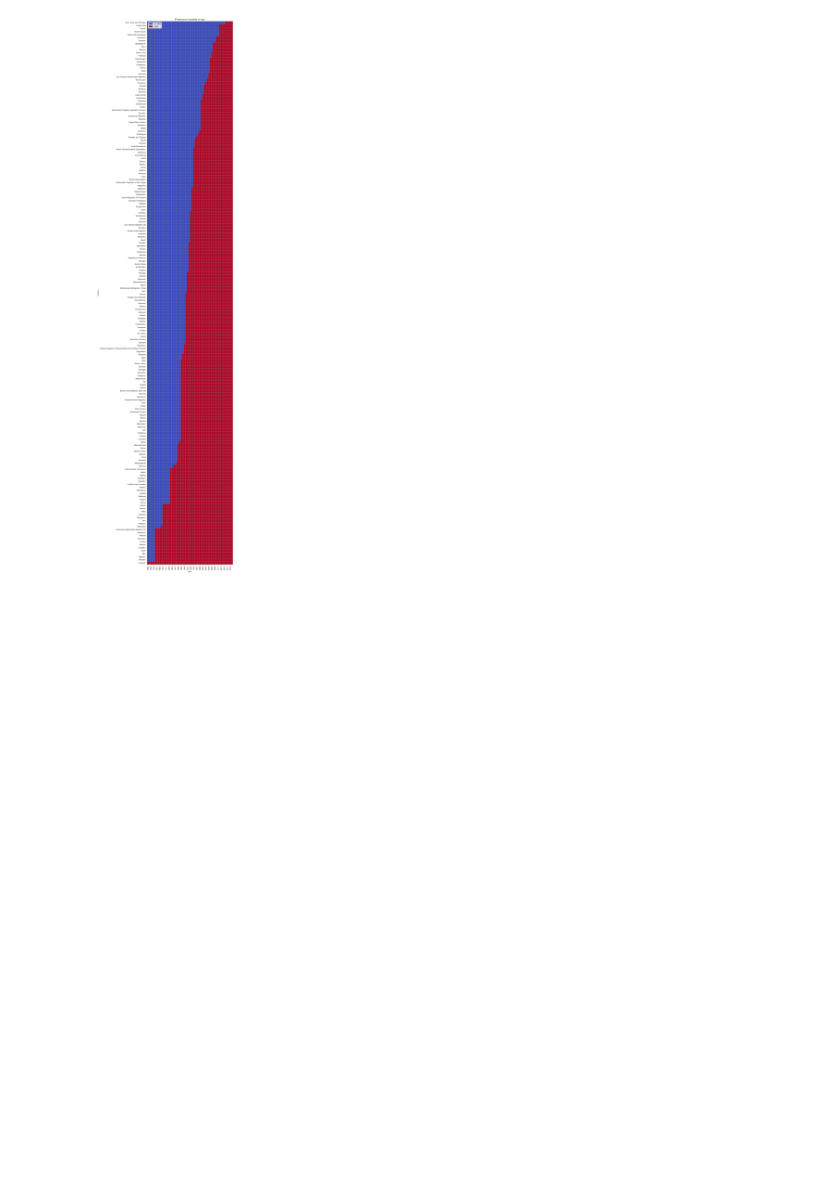
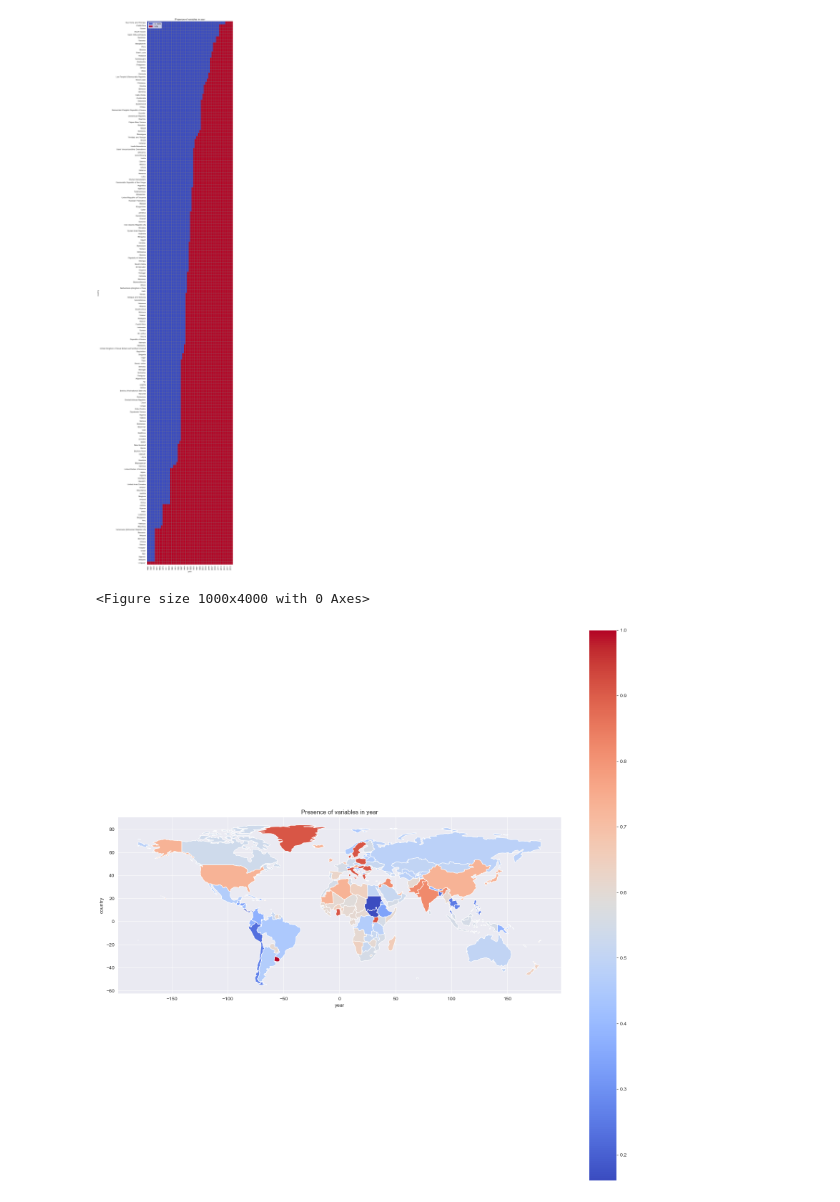
Before and after one commit to am9zZWY/team-aqua, a Jupyter notebook: notebook.ipynb, the cells around one changed output. Saved outputs shown, nothing was run; the diff lists cells and outputs as text; code cells hidden in the pictures; blank space fills up the shorter version.

Commit message:
Add some nice map to show the quality of the variables for each country

```diff
--- a/notebook.ipynb
+++ b/notebook.ipynb
@@ -18,7 +18,7 @@ import requests
 import os.path
 
 CSV_URL = 'https://yaon.org/data.csv'
-FILE_NAME = 'data.csv'
+FILE_NAME = 'fao_aquastat.csv'
 
 if not os.path.isfile(FILE_NAME):
     print(f'Downloading {FILE_NAME}')
@@ -125,6 +125,41 @@ plt.tight_layout()
 plt.show()
 # %% [output]
 [figure]
+# %%
+'''Plot a map to show the quality of the data for each country'''
+
+'''Create dataframe for map'''
+countries_data = data[['Country', 'Year']]
+countries_df = countries_data.pivot_table(index=['Country'], columns='Year', values='Year', aggfunc=lambda x: True,
+                                          fill_value=False)
+countries_df['True_Count'] = countries_df.sum(axis=1) / countries_df.shape[1]
+countries_df = countries_df.sort_values(by='True_Count', ascending=True)
+
+'''Rename some countries'''
+rename_to_dict = {
+    'Russian Federation': 'Russia'
+    # TODO
+}
+for key, value in rename_to_dict.items():
+    countries_df.rename(index={key: value}, inplace=True)
+
+'''Create map'''
+plt.figure(figsize=(10, math.ceil(math.log(years_data['Country'].nunique(), 2)) * 5))
+'''Plot using geopandas'''
+import geopandas as gpd
+
+world = gpd.read_file(os.path.relpath('datasets/naturalearth/ne_110m_admin_0_countries.shx'), engine="pyogrio")
+world = world.merge(countries_df, left_on='SOVEREIGNT', right_on='Country')
+world.plot(column='True_Count', cmap='coolwarm', legend=True, figsize=(20, 20))
+
+plt.title('Presence of variables in year')
+plt.xlabel('year')
+plt.ylabel('country')
+
+plt.show()
+# %% [output]
+<Figure size 1000x4000 with 0 Axes>
+[figure, added]
 # %% [markdown]
 ## How can we answer our questions and which variables could help
 
```
Also changed, not shown: parts of 3 cells of this notebook, 7 other files.
